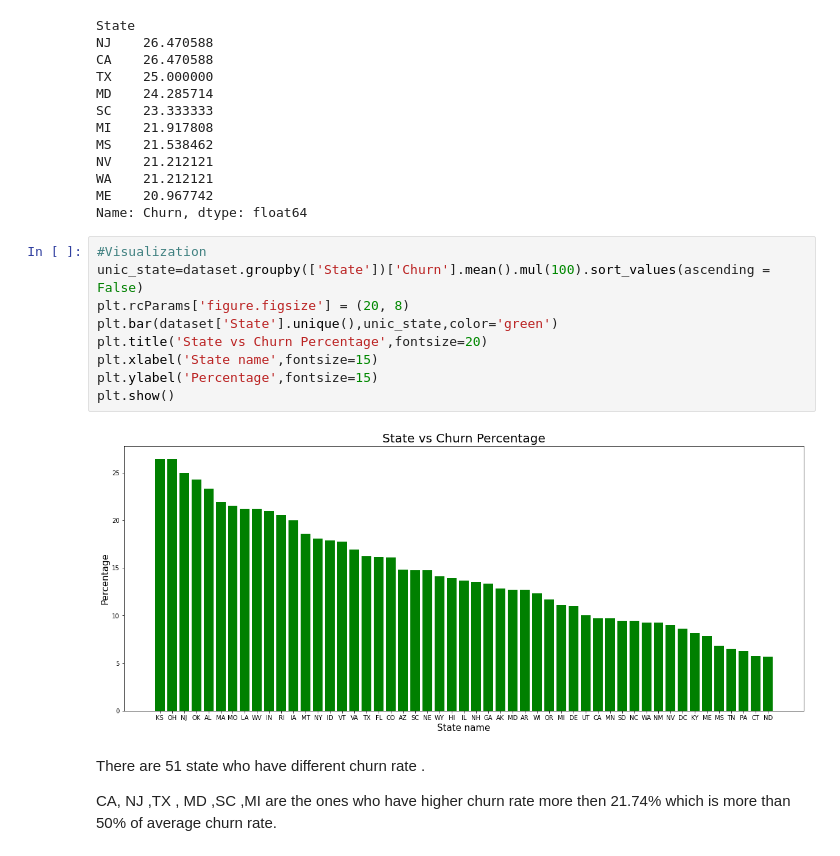
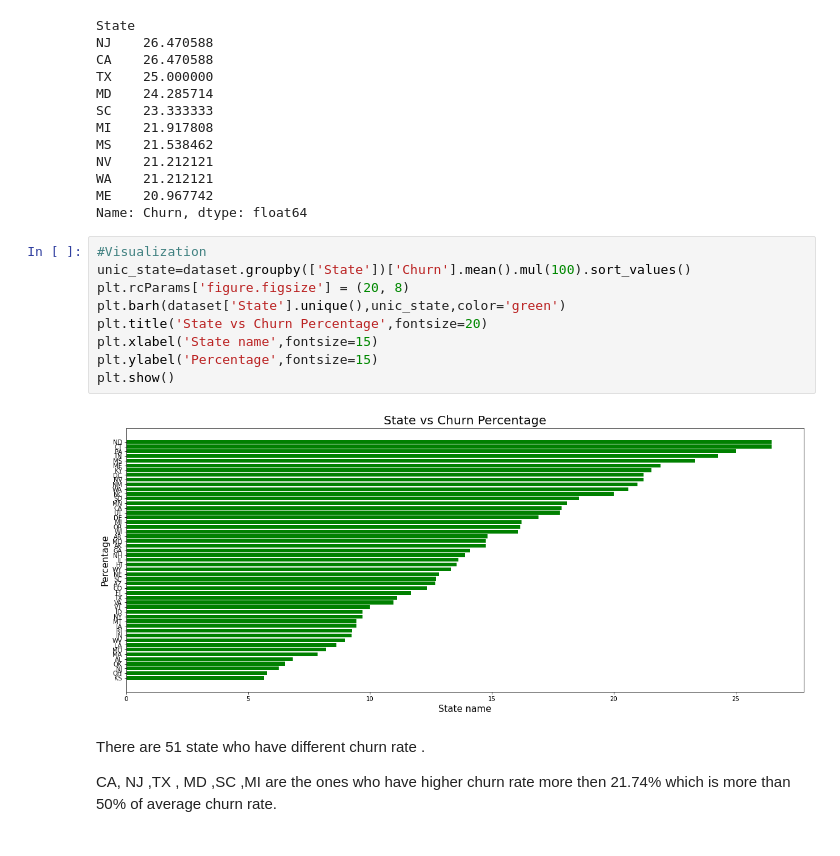
Before and after one commit to Turu594/Telecom_Churn_Analysis, a Jupyter notebook: Team_Note_book_Telecom_Churn_Analysis_Capstone_Project.ipynb, the cells around one changed output. Saved outputs shown, nothing was run; the diff lists cells and outputs as text.

```diff
--- a/Team_Note_book_Telecom_Churn_Analysis_Capstone_Project.ipynb
+++ b/Team_Note_book_Telecom_Churn_Analysis_Capstone_Project.ipynb
@@ -242,15 +242,15 @@ ME    20.967742
 Name: Churn, dtype: float64
 # %%
 #Visualization
-unic_state=dataset.groupby(['State'])['Churn'].mean().mul(100).sort_values(ascending = False)
+unic_state=dataset.groupby(['State'])['Churn'].mean().mul(100).sort_values()
 plt.rcParams['figure.figsize'] = (20, 8)
-plt.bar(dataset['State'].unique(),unic_state,color='green')
+plt.barh(dataset['State'].unique(),unic_state,color='green')
 plt.title('State vs Churn Percentage',fontsize=20)
 plt.xlabel('State name',fontsize=15)
 plt.ylabel('Percentage',fontsize=15)
 plt.show()
 # %% [output]
-[figure, old version]
+[figure, new version]
 # %% [markdown]
 There are 51 state who have different churn rate .
 
```
